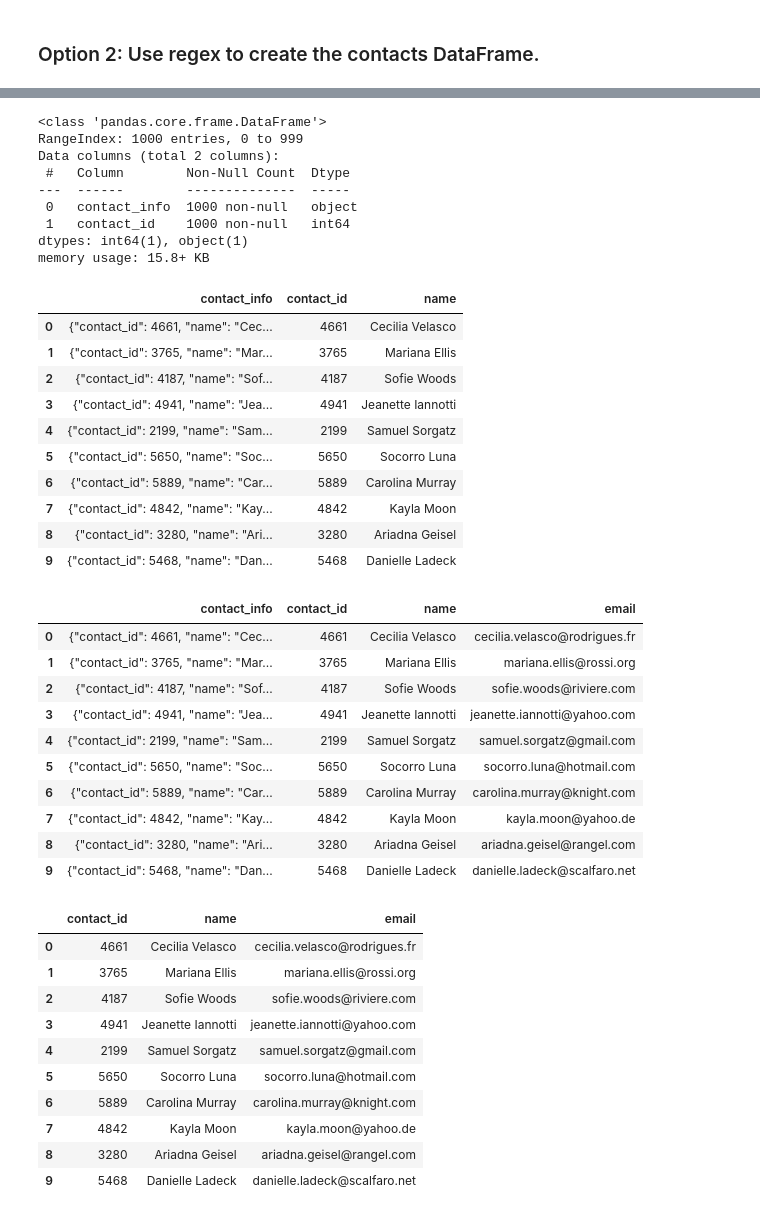
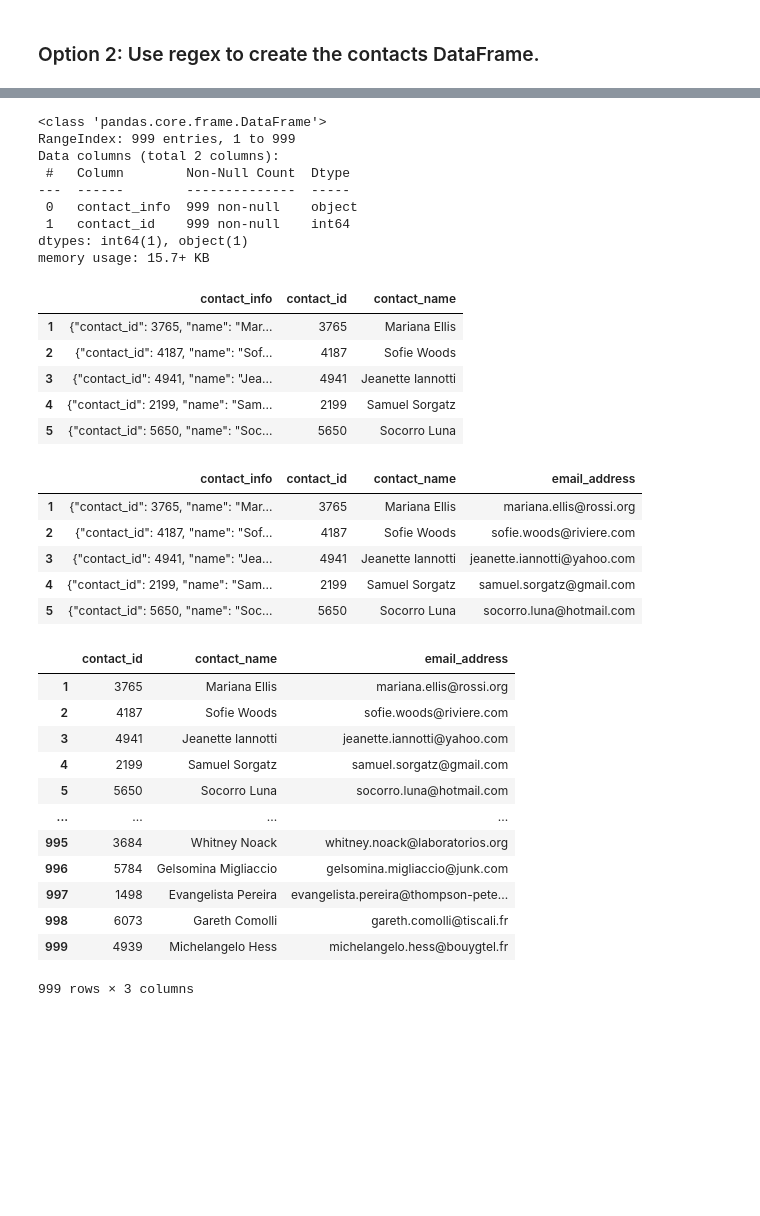
Before and after one commit to MattLantin/Crowdfunding_ETL, a Jupyter notebook: ETL_Mini_Project_Starter_Code_MChiaramonte_MLantin.ipynb, the cells around one changed output, grey strips where cells are left out. Saved outputs shown, nothing was run; the diff lists cells and outputs as text; code cells hidden in the pictures; blank space fills up the shorter version.

Commit message:
Contacts DF Handled

```diff
--- a/ETL_Mini_Project_Starter_Code_MChiaramonte_MLantin.ipynb
+++ b/ETL_Mini_Project_Starter_Code_MChiaramonte_MLantin.ipynb
@@ -406,0 +395,11 @@ contact_info_df_copy.head()
+# %%
+# Extract the four-digit contact ID number.
+import re
+contacts_list = contact_info_df_copy.values.tolist()
+contact_id = []
+for x in contacts_list:
+    digits = re.findall('\d+', x[0])
+    contact_id.append(int(digits[0]))
+
+contact_info_df_copy['contact_id'] = contact_id
+contact_info_df_copy.head()
@@ -419,56 +426,70 @@ memory usage: 15.8+ KB
 # %%
 # Convert the "contact_id" column to an int64 data type.
+contact_info_df_copy['contact_id'] = contact_info_df_copy['contact_id'].astype('int64')
+contact_info_df_copy.info()
 # %% [output]
 <class 'pandas.core.frame.DataFrame'>
-RangeIndex: 1000 entries, 0 to 999
+RangeIndex: 999 entries, 1 to 999
 Data columns (total 2 columns):
  #   Column        Non-Null Count  Dtype
 ---  ------        --------------  -----
- 0   contact_info  1000 non-null   object
- 1   contact_id    1000 non-null   int64
+ 0   contact_info  999 non-null    object
+ 1   contact_id    999 non-null    int64
 dtypes: int64(1), object(1)
-memory usage: 15.8+ KB
+memory usage: 15.7+ KB
 # %%
 # Extract the name of the contact and add it to a new column.
+contact_name = []
+
+for x in contacts_list:
+    name = re.findall('\w+', x[0])
+    contact_name.append(name[3] + " " + name[4])
+
+contact_info_df_copy['contact_name'] = contact_name
+contact_info_df_copy.head()
 # %% [output]
-|  | contact_info | contact_id | name |
-| 0 | {"contact_id": 4661, "name": "Cec... | 4661 | Cecilia Velasco |
+|  | contact_info | contact_id | contact_name |
 | 1 | {"contact_id": 3765, "name": "Mar... | 3765 | Mariana Ellis |
 | 2 | {"contact_id": 4187, "name": "Sof... | 4187 | Sofie Woods |
 | 3 | {"contact_id": 4941, "name": "Jea... | 4941 | Jeanette Iannotti |
 | 4 | {"contact_id": 2199, "name": "Sam... | 2199 | Samuel Sorgatz |
 | 5 | {"contact_id": 5650, "name": "Soc... | 5650 | Socorro Luna |
-| 6 | {"contact_id": 5889, "name": "Car... | 5889 | Carolina Murray |
-| 7 | {"contact_id": 4842, "name": "Kay... | 4842 | Kayla Moon |
-| 8 | {"contact_id": 3280, "name": "Ari... | 3280 | Ariadna Geisel |
-| 9 | {"contact_id": 5468, "name": "Dan... | 5468 | Danielle Ladeck |
 # %%
 # Extract the email from the contacts and add the values to a new column.
+email_address = []
+
+for x in contacts_list:
+    email = re.findall('(?:email":\s")([A-Za-z]+\.[A-Za-z]+@[A-Za-z0-9\.-]+)', x[0])
+    email_address.append(email[0])
+
+
+contact_info_df_copy['email_address'] = email_address
+
+contact_info_df_copy.head()
 # %% [output]
-|  | contact_info | contact_id | name | email |
-| 0 | {"contact_id": 4661, "name": "Cec... | 4661 | Cecilia Velasco | cecilia.velasco@rodrigues.fr |
+|  | contact_info | contact_id | contact_name | email_address |
 | 1 | {"contact_id": 3765, "name": "Mar... | 3765 | Mariana Ellis | mariana.ellis@rossi.org |
 | 2 | {"contact_id": 4187, "name": "Sof... | 4187 | Sofie Woods | sofie.woods@riviere.com |
 | 3 | {"contact_id": 4941, "name": "Jea... | 4941 | Jeanette Iannotti | jeanette.iannotti@yahoo.com |
 | 4 | {"contact_id": 2199, "name": "Sam... | 2199 | Samuel Sorgatz | samuel.sorgatz@gmail.com |
 | 5 | {"contact_id": 5650, "name": "Soc... | 5650 | Socorro Luna | socorro.luna@hotmail.com |
-| 6 | {"contact_id": 5889, "name": "Car... | 5889 | Carolina Murray | carolina.murray@knight.com |
-| 7 | {"contact_id": 4842, "name": "Kay... | 4842 | Kayla Moon | kayla.moon@yahoo.de |
-| 8 | {"contact_id": 3280, "name": "Ari... | 3280 | Ariadna Geisel | ariadna.geisel@rangel.com |
-| 9 | {"contact_id": 5468, "name": "Dan... | 5468 | Danielle Ladeck | danielle.ladeck@scalfaro.net |
 # %%
 # Create a copy of the contact_info_df with the 'contact_id', 'name', 'email' columns.
+contact_info_df_copy = contact_info_df_copy.drop(contact_info_df_copy.columns[0], axis=1)
+contact_info_df_copy
 # %% [output]
-|  | contact_id | name | email |
-| 0 | 4661 | Cecilia Velasco | cecilia.velasco@rodrigues.fr |
+|  | contact_id | contact_name | email_address |
 | 1 | 3765 | Mariana Ellis | mariana.ellis@rossi.org |
 | 2 | 4187 | Sofie Woods | sofie.woods@riviere.com |
 | 3 | 4941 | Jeanette Iannotti | jeanette.iannotti@yahoo.com |
 | 4 | 2199 | Samuel Sorgatz | samuel.sorgatz@gmail.com |
 | 5 | 5650 | Socorro Luna | socorro.luna@hotmail.com |
-| 6 | 5889 | Carolina Murray | carolina.murray@knight.com |
-| 7 | 4842 | Kayla Moon | kayla.moon@yahoo.de |
-| 8 | 3280 | Ariadna Geisel | ariadna.geisel@rangel.com |
-| 9 | 5468 | Danielle Ladeck | danielle.ladeck@scalfaro.net |
+| ... | ... | ... | ... |
+| 995 | 3684 | Whitney Noack | whitney.noack@laboratorios.org |
+| 996 | 5784 | Gelsomina Migliaccio | gelsomina.migliaccio@junk.com |
+| 997 | 1498 | Evangelista Pereira | evangelista.pereira@thompson-pete... |
+| 998 | 6073 | Gareth Comolli | gareth.comolli@tiscali.fr |
+| 999 | 4939 | Michelangelo Hess | michelangelo.hess@bouygtel.fr |
+999 rows × 3 columns
 # %%
 # Create a "first"name" and "last_name" column with the first and last names from the "name" column.
```
Also changed, not shown: parts of 18 cells of this notebook, 1 other file.
